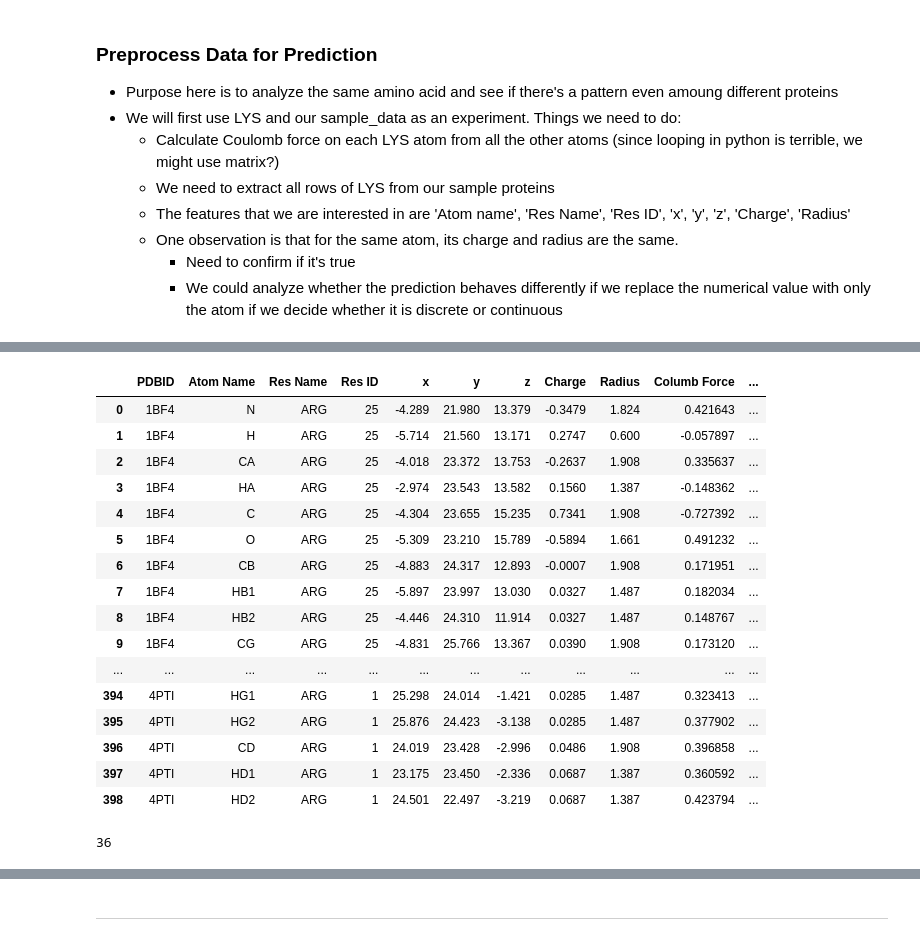
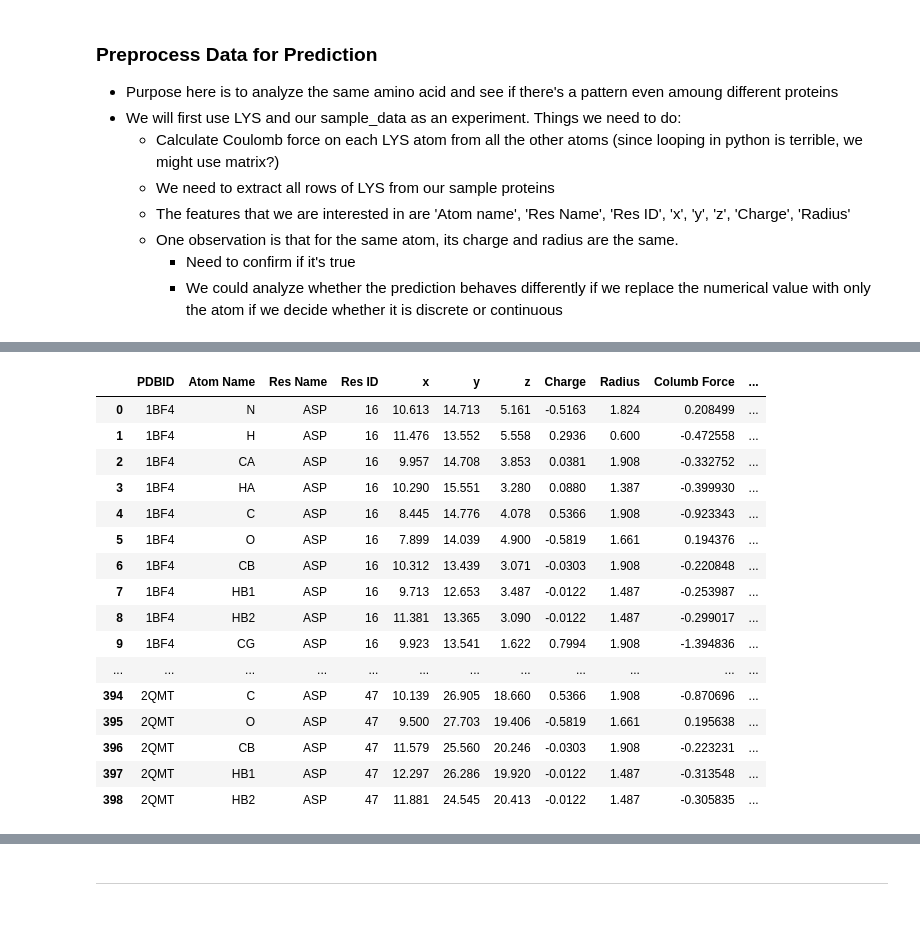
Before and after one commit to YongjiaXu/protein_pKa, a Jupyter notebook: protein_pKa.ipynb, the cells around one changed output, grey strips where cells are left out. Cells and saved outputs as stored; diff of their text form; code cells hidden in the pictures.

```diff
--- a/protein_pKa.ipynb
+++ b/protein_pKa.ipynb
@@ -300,7 +304,7 @@ memory usage: 43.6+ KB
         - Need to confirm if it's true
         - We could analyze whether the prediction behaves differently if we replace the numerical value with only the atom if we decide whether it is discrete or continuous
 # %%
-target_AA = 'ARG'
+target_AA = 'ASP'
 sample_data = ['1bf4', '1bpi', '1igd', '1pga', '1pgb', '2ci2', '2ovo', '2qmt', '3ebx', '4pti']
 # %%
 def extract_with_AA(PDBID, Amino_Acid):
@@ -313,8 +317,15 @@ def extract_with_AA(PDBID, Amino_Acid):
 # %%
 def calculate_coulomb_force(target_row, df_PDB_pqr_all):
     coulomb_force = 0
+    x = target_row['x']
+    y = target_row['y']
+    z = target_row['z']
+    v_target = np.array((x,y,z))
     for index, row in df_PDB_pqr_all.iterrows():
-        dist = np.sqrt((row['x'] - target_row['x'])**2 + (row['y'] - target_row['y'])**2 + (row['z'] - target_row['z'])**2)
+        v = np.array((row['x'], row['y'], row['z']))
+        d = v_target - v
+        dist = (d @ d)**.5
+#         dist = np.sqrt((row['x'] - x)**2 + (row['y'] - y)**2 + (row['z'] - z)**2)
         if dist == 0:
             continue
         coulomb_force = coulomb_force + row['Charge']/dist
@@ -344,4 +355,5 @@ def concat_DFs(sample_data):
             df_AA = pd.concat([df_AA, df_PDB])
     return df_AA
 # %%
-df_LYS = concat_DFs(sample_data)
+%%time
+df_ASP = concat_DFs(sample_data)
@@ -348,28 +363,24 @@ df_LYS = concat_DFs(sample_data)
 # %%
 pd.set_option('display.max_rows', None)
-df_LYS.reset_index(drop=True)
-df_LYS = df_LYS.reset_index(drop=True)
+df_ASP.reset_index(drop=True)
+df_ASP = df_ASP.reset_index(drop=True)
-# %%
-df_LYS
-# %% [output]
-|  | PDBID | Atom Name | Res Name | Res ID | x | y | z | Charge | Radius | Columb Force | ... |
-| 0 | 1BF4 | N | ARG | 25 | -4.289 | 21.980 | 13.379 | -0.3479 | 1.824 | 0.421643 | ... |
-| 1 | 1BF4 | H | ARG | 25 | -5.714 | 21.560 | 13.171 | 0.2747 | 0.600 | -0.057897 | ... |
-| 2 | 1BF4 | CA | ARG | 25 | -4.018 | 23.372 | 13.753 | -0.2637 | 1.908 | 0.335637 | ... |
-| 3 | 1BF4 | HA | ARG | 25 | -2.974 | 23.543 | 13.582 | 0.1560 | 1.387 | -0.148362 | ... |
-| 4 | 1BF4 | C | ARG | 25 | -4.304 | 23.655 | 15.235 | 0.7341 | 1.908 | -0.727392 | ... |
-| 5 | 1BF4 | O | ARG | 25 | -5.309 | 23.210 | 15.789 | -0.5894 | 1.661 | 0.491232 | ... |
-| 6 | 1BF4 | CB | ARG | 25 | -4.883 | 24.317 | 12.893 | -0.0007 | 1.908 | 0.171951 | ... |
-| 7 | 1BF4 | HB1 | ARG | 25 | -5.897 | 23.997 | 13.030 | 0.0327 | 1.487 | 0.182034 | ... |
-| 8 | 1BF4 | HB2 | ARG | 25 | -4.446 | 24.310 | 11.914 | 0.0327 | 1.487 | 0.148767 | ... |
-| 9 | 1BF4 | CG | ARG | 25 | -4.831 | 25.766 | 13.367 | 0.0390 | 1.908 | 0.173120 | ... |
-| ... | ... | ... | ... | ... | ... | ... | ... | ... | ... | ... | ... |
-| 394 | 4PTI | HG1 | ARG | 1 | 25.298 | 24.014 | -1.421 | 0.0285 | 1.487 | 0.323413 | ... |
-| 395 | 4PTI | HG2 | ARG | 1 | 25.876 | 24.423 | -3.138 | 0.0285 | 1.487 | 0.377902 | ... |
-| 396 | 4PTI | CD | ARG | 1 | 24.019 | 23.428 | -2.996 | 0.0486 | 1.908 | 0.396858 | ... |
-| 397 | 4PTI | HD1 | ARG | 1 | 23.175 | 23.450 | -2.336 | 0.0687 | 1.387 | 0.360592 | ... |
-| 398 | 4PTI | HD2 | ARG | 1 | 24.501 | 22.497 | -3.219 | 0.0687 | 1.387 | 0.423794 | ... |
-# %%
-len(df_LYS['Res ID'].unique())
-# %% [output]
-36
+# %%
+df_ASP
+# %% [output]
+|  | PDBID | Atom Name | Res Name | Res ID | x | y | z | Charge | Radius | Columb Force | ... |
+| 0 | 1BF4 | N | ASP | 16 | 10.613 | 14.713 | 5.161 | -0.5163 | 1.824 | 0.208499 | ... |
+| 1 | 1BF4 | H | ASP | 16 | 11.476 | 13.552 | 5.558 | 0.2936 | 0.600 | -0.472558 | ... |
+| 2 | 1BF4 | CA | ASP | 16 | 9.957 | 14.708 | 3.853 | 0.0381 | 1.908 | -0.332752 | ... |
+| 3 | 1BF4 | HA | ASP | 16 | 10.290 | 15.551 | 3.280 | 0.0880 | 1.387 | -0.399930 | ... |
+| 4 | 1BF4 | C | ASP | 16 | 8.445 | 14.776 | 4.078 | 0.5366 | 1.908 | -0.923343 | ... |
+| 5 | 1BF4 | O | ASP | 16 | 7.899 | 14.039 | 4.900 | -0.5819 | 1.661 | 0.194376 | ... |
+| 6 | 1BF4 | CB | ASP | 16 | 10.312 | 13.439 | 3.071 | -0.0303 | 1.908 | -0.220848 | ... |
+| 7 | 1BF4 | HB1 | ASP | 16 | 9.713 | 12.653 | 3.487 | -0.0122 | 1.487 | -0.253987 | ... |
+| 8 | 1BF4 | HB2 | ASP | 16 | 11.381 | 13.365 | 3.090 | -0.0122 | 1.487 | -0.299017 | ... |
+| 9 | 1BF4 | CG | ASP | 16 | 9.923 | 13.541 | 1.622 | 0.7994 | 1.908 | -1.394836 | ... |
+| ... | ... | ... | ... | ... | ... | ... | ... | ... | ... | ... | ... |
+| 394 | 2QMT | C | ASP | 47 | 10.139 | 26.905 | 18.660 | 0.5366 | 1.908 | -0.870696 | ... |
+| 395 | 2QMT | O | ASP | 47 | 9.500 | 27.703 | 19.406 | -0.5819 | 1.661 | 0.195638 | ... |
+| 396 | 2QMT | CB | ASP | 47 | 11.579 | 25.560 | 20.246 | -0.0303 | 1.908 | -0.223231 | ... |
+| 397 | 2QMT | HB1 | ASP | 47 | 12.297 | 26.286 | 19.920 | -0.0122 | 1.487 | -0.313548 | ... |
+| 398 | 2QMT | HB2 | ASP | 47 | 11.881 | 24.545 | 20.413 | -0.0122 | 1.487 | -0.305835 | ... |
```
Also changed, not shown: parts of 21 cells of this notebook.
